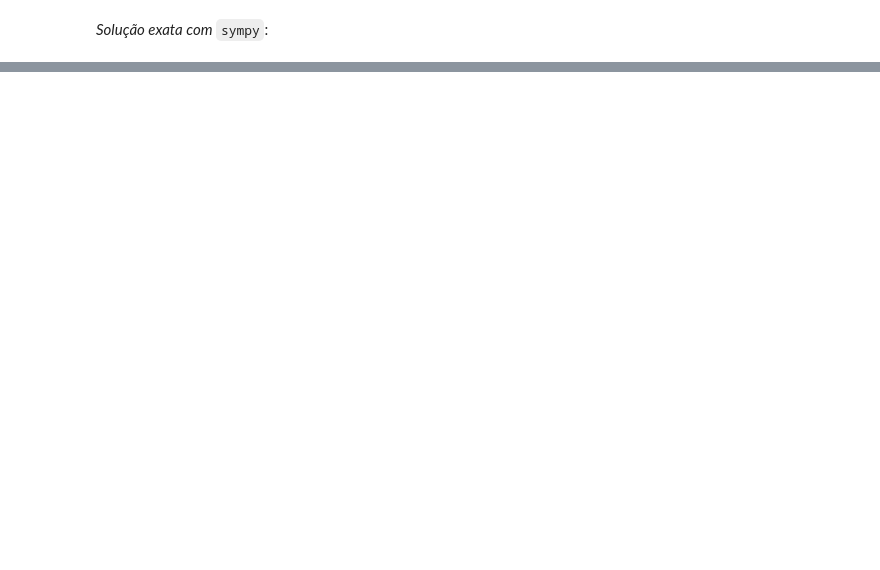
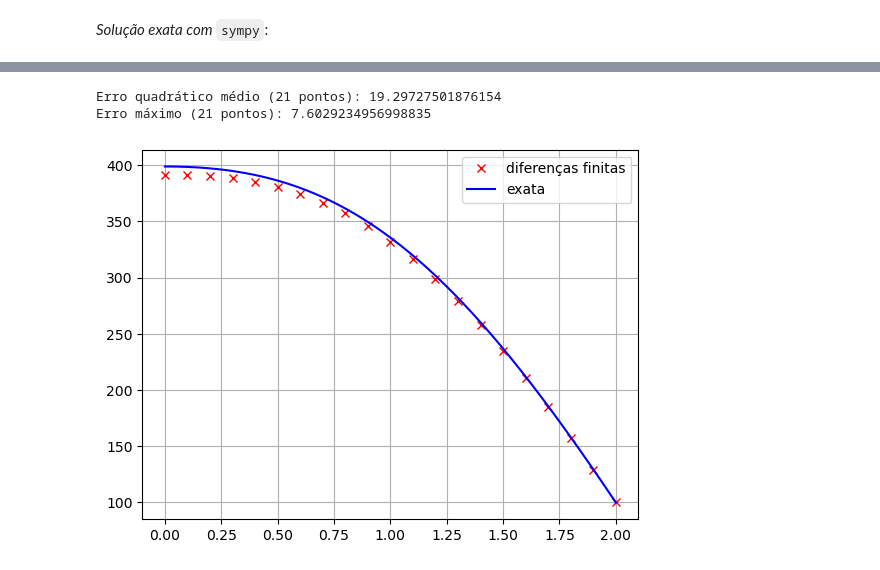
Before and after one commit to tiagoburiol/MatComp_III, a Jupyter notebook: Notebook 09 - Diferenças finitas para EDOs de 2ª ordem/09_diferencas_finitas_EDOs_2a_ordem.ipynb, the cells around one changed output, grey strips where cells are left out. Saved outputs shown, nothing was run; the diff lists cells and outputs as text; code cells hidden in the pictures; blank space fills up the shorter version.

```diff
--- a/Notebook 09 - Diferenças finitas para EDOs de 2ª ordem/09_diferencas_finitas_EDOs_2a_ordem.ipynb
+++ b/Notebook 09 - Diferenças finitas para EDOs de 2ª ordem/09_diferencas_finitas_EDOs_2a_ordem.ipynb
@@ -377,0 +322,2 @@ tem a solução $y(x)=e^2\left(e^4-1\right)^{-1}\left(e^{2 x}-e^{-2 x}\right)+x$
+# %%
+y_ex = sp.lambdify(x, sol.rhs, 'scipy')
@@ -377,0 +354,28 @@ tem a solução $y(x)=e^2\left(e^4-1\right)^{-1}\left(e^{2 x}-e^{-2 x}\right)+x$
+# %%
+N = 21
+x0 = 0.0
+xn = 2.0
+h = (xn-x0)/(N-1)
+xi = np.linspace(x0, xn, N)
+print('xi=',xi)
+
+A = np.zeros((N,N))
+b = np.zeros(N)
+
+# Condições de contorno
+A[0,0] = -1
+A[0,1] = 1
+A[N-1,N-1] = 1
+b[0] = 0
+b[N-1] = 100
+
+# montando as matrizes A e b
+for i in np.arange(1,N-1):
+    A[i,i-1] = 1
+    A[i,i] = -2
+    A[i,i+1] = 1
+    b[i] = -200*h**2*np.exp(-(xi[i]-1)**2)
+
+#resolvendo o sistema
+yi = np.linalg.solve(A,b)
+print('yi=',yi)
@@ -377,0 +390,15 @@ tem a solução $y(x)=e^2\left(e^4-1\right)^{-1}\left(e^{2 x}-e^{-2 x}\right)+x$
+# %%
+err = np.mean((yi-y_ex(xi))**2)
+print('Erro quadrático médio (21 pontos):', err)
+print('Erro máximo (21 pontos):', np.max(np.abs(yi-y_ex(xi))))
+
+xx = np.linspace(x0, xn, 200)
+plt.plot(xi, yi, 'rx', label='diferenças finitas')
+plt.plot(xx, y_ex(xx), 'b-', label='exata')
+plt.legend()
+plt.grid()
+plt.show()
+# %% [output]
+Erro quadrático médio (21 pontos): 19.29727501876154
+Erro máximo (21 pontos): 7.6029234956998835
+[figure, added]
```
Also changed, not shown: parts of 73 cells of this notebook, 3 other files.
